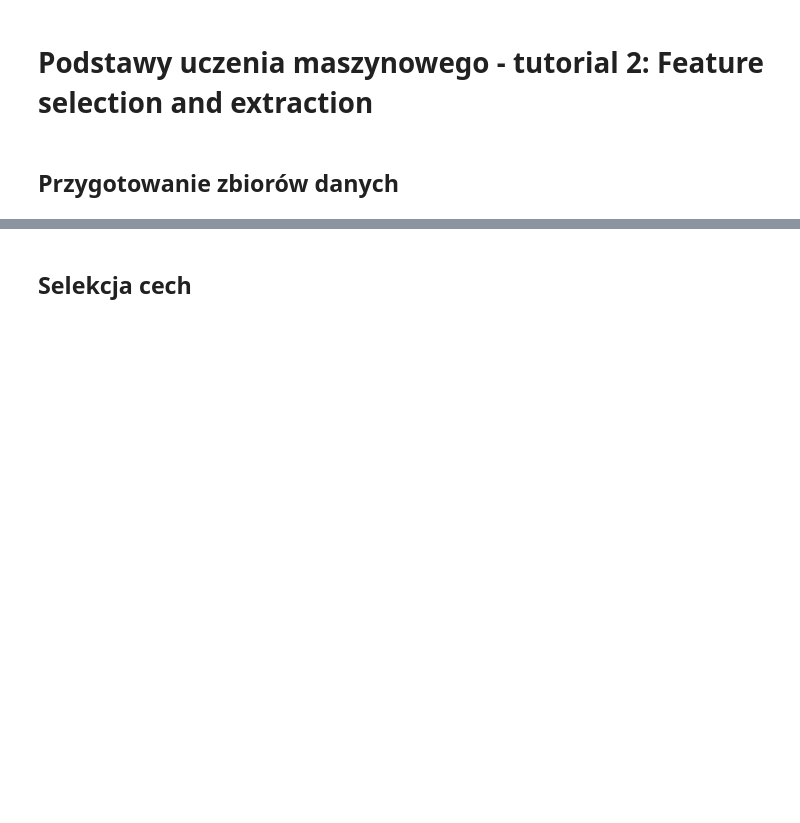
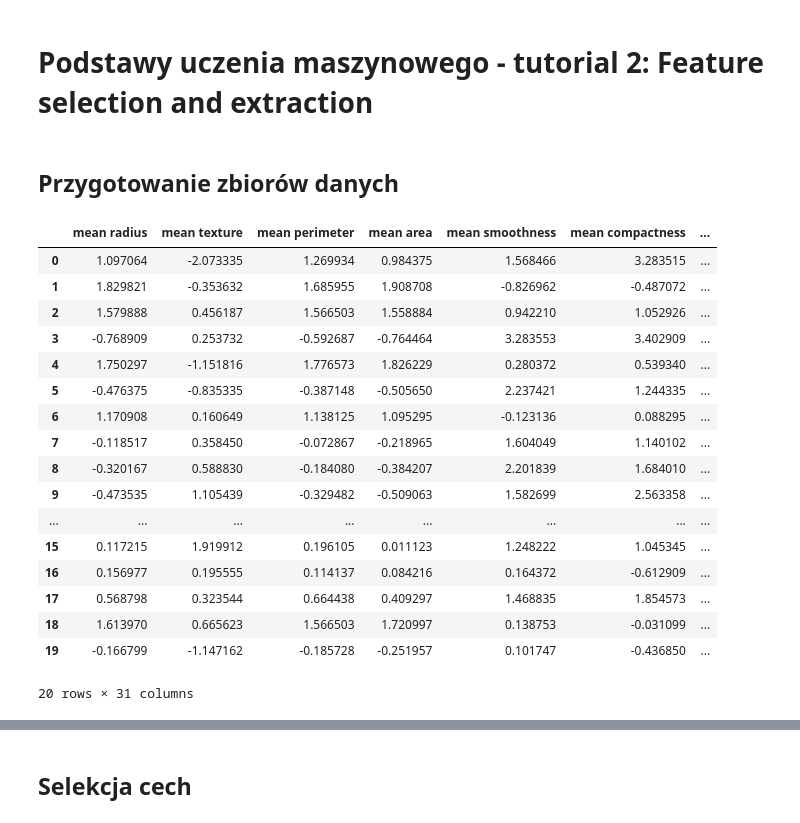
Before and after one commit to tyrrr-aj/ML_tutorial2, a Jupyter notebook: Tutorial 2 - Feature Selection.ipynb, the cells around one changed output, grey strips where cells are left out. Cells and saved outputs as stored; diff of their text form; code cells hidden in the pictures; blank space fills up the shorter version.

```diff
--- a/Tutorial 2 - Feature Selection.ipynb
+++ b/Tutorial 2 - Feature Selection.ipynb
@@ -18,6 +18,28 @@ cancer = datasets.load_breast_cancer()
 cancer.data = scale(cancer.data)
 
 cancer_reduced = deepcopy(cancer)
+# %%
+pd.DataFrame([np.append(sample, cancer.target[i]) for i, sample in enumerate(cancer.data)],
+             columns=np.append(cancer.feature_names, 'had_cancer'))[:20]
+# %% [output]
+|  | mean radius | mean texture | mean perimeter | mean area | mean smoothness | mean compactness | ... |
+| 0 | 1.097064 | -2.073335 | 1.269934 | 0.984375 | 1.568466 | 3.283515 | ... |
+| 1 | 1.829821 | -0.353632 | 1.685955 | 1.908708 | -0.826962 | -0.487072 | ... |
+| 2 | 1.579888 | 0.456187 | 1.566503 | 1.558884 | 0.942210 | 1.052926 | ... |
+| 3 | -0.768909 | 0.253732 | -0.592687 | -0.764464 | 3.283553 | 3.402909 | ... |
+| 4 | 1.750297 | -1.151816 | 1.776573 | 1.826229 | 0.280372 | 0.539340 | ... |
+| 5 | -0.476375 | -0.835335 | -0.387148 | -0.505650 | 2.237421 | 1.244335 | ... |
+| 6 | 1.170908 | 0.160649 | 1.138125 | 1.095295 | -0.123136 | 0.088295 | ... |
+| 7 | -0.118517 | 0.358450 | -0.072867 | -0.218965 | 1.604049 | 1.140102 | ... |
+| 8 | -0.320167 | 0.588830 | -0.184080 | -0.384207 | 2.201839 | 1.684010 | ... |
+| 9 | -0.473535 | 1.105439 | -0.329482 | -0.509063 | 1.582699 | 2.563358 | ... |
+| ... | ... | ... | ... | ... | ... | ... | ... |
+| 15 | 0.117215 | 1.919912 | 0.196105 | 0.011123 | 1.248222 | 1.045345 | ... |
+| 16 | 0.156977 | 0.195555 | 0.114137 | 0.084216 | 0.164372 | -0.612909 | ... |
+| 17 | 0.568798 | 0.323544 | 0.664438 | 0.409297 | 1.468835 | 1.854573 | ... |
+| 18 | 1.613970 | 0.665623 | 1.566503 | 1.720997 | 0.138753 | -0.031099 | ... |
+| 19 | -0.166799 | -1.147162 | -0.185728 | -0.251957 | 0.101747 | -0.436850 | ... |
+20 rows × 31 columns
 # %%
 # zbiór danych pozwalający przewidywać, czy małżeństwo się rozpadnie na podstawie odpowiedzi (w skali 0-4) na 56 pytań
 
```
Also changed, not shown: parts of 1 cell of this notebook.
